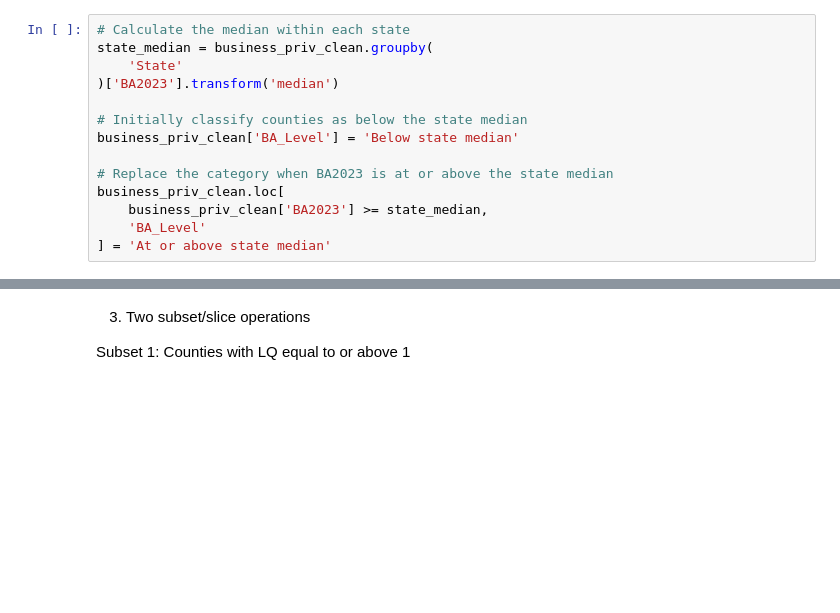
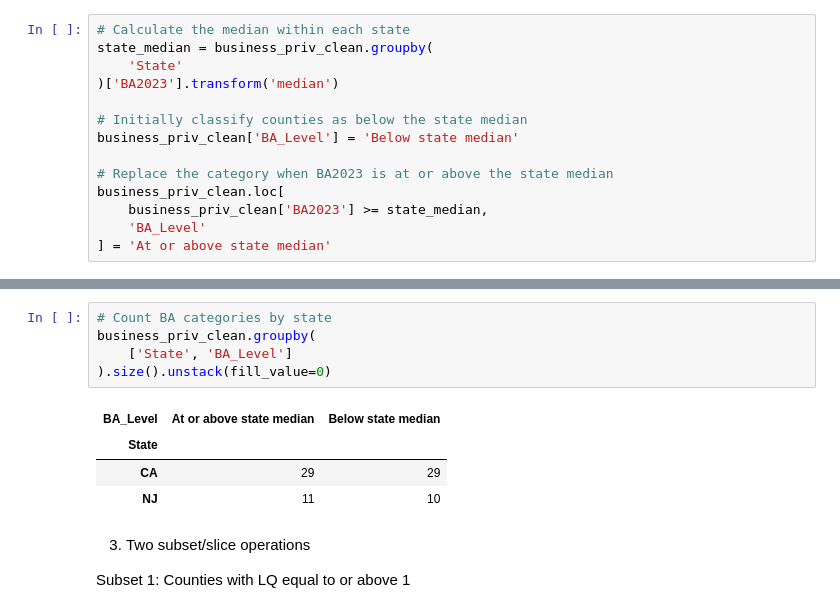
Before and after one commit to shirleyrutgers/DataManPy, a Jupyter notebook: ps2dataman.ipynb, the cells around one changed output, grey strips where cells are left out. Drawn from its saved outputs; the diff is of its cells as text; blank space fills up the shorter version.

```diff
--- a/ps2dataman.ipynb
+++ b/ps2dataman.ipynb
@@ -1665,3 +1684,13 @@ business_priv_clean.loc[
+# %%
+# Count BA categories by state
+business_priv_clean.groupby(
+    ['State', 'BA_Level']
+).size().unstack(fill_value=0)
+# %% [output]
+| BA_Level | At or above state median | Below state median |
+| State |  |  |
+| CA | 29 | 29 |
+| NJ | 11 | 10 |
 # %% [markdown]
 3. Two subset/slice operations
 
```
Also changed, not shown: parts of 3 cells of this notebook.
